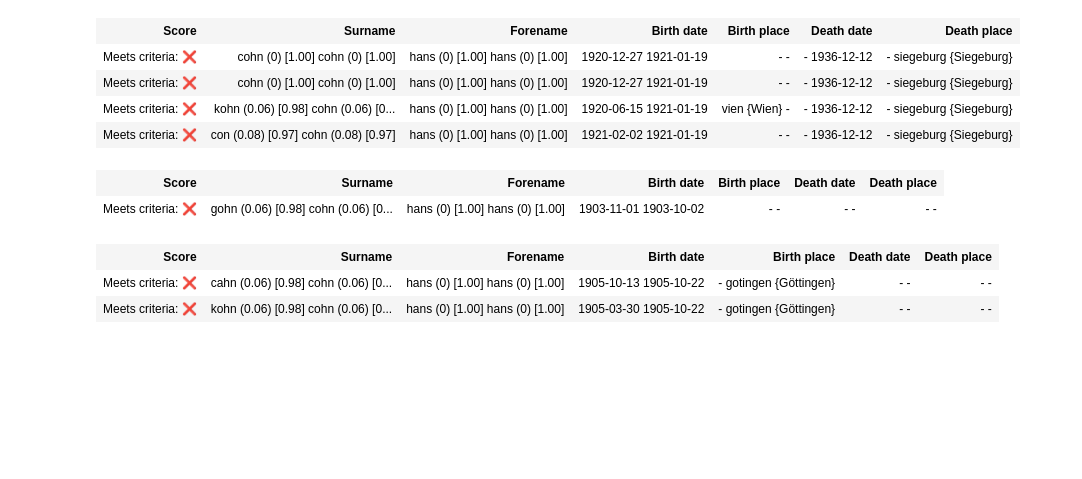
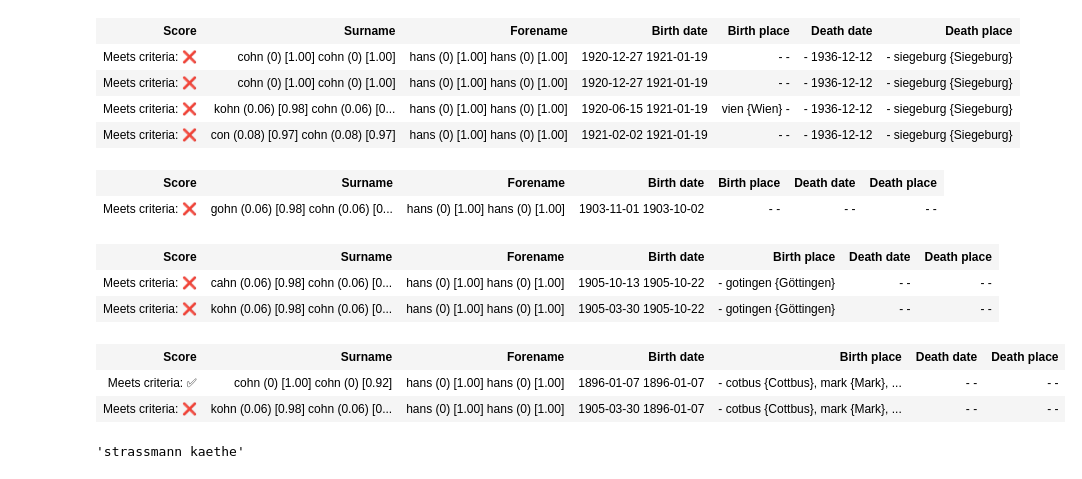
Before and after one commit to TracingThePast/automatic_matching, a Jupyter notebook: Automatic Matching Examples.ipynb, the cells around one changed output. Saved outputs shown, nothing was run; the diff lists cells and outputs as text; code cells hidden in the pictures; blank space fills up the shorter version.

```diff
--- a/Automatic Matching Examples.ipynb
+++ b/Automatic Matching Examples.ipynb
@@ -304,3 +304,48 @@ display(HTML(output_html))
 | Score | Surname | Forename | Birth date | Birth place | Death date | Death place |
 | Meets criteria: ❌ | cahn (0.06) [0.98] cohn (0.06) [0... | hans (0) [1.00] hans (0) [1.00] | 1905-10-13 1905-10-22 | - gotingen {Göttingen} | - - | - - |
 | Meets criteria: ❌ | kohn (0.06) [0.98] cohn (0.06) [0... | hans (0) [1.00] hans (0) [1.00] | 1905-03-30 1905-10-22 | - gotingen {Göttingen} | - - | - - |
+# %%
+
+
+local_test_data = {
+    'forenames': ['Hans'],
+    'surnames': ['Cohnova'],
+    'birth_date': ['1896-01-07'],
+    'birth_place': ['Cottbus', 'Mark', 'Brandenburg']
+}
+
+external_test_data_sets = [
+    {
+        'forenames': ['Hans'],
+        'surnames': ['Cohn'],
+        'birth_date': ['1896-01-07'],
+    },
+    {
+        'forenames': ['Hans'],
+        'surnames': ['Kohn'],
+        'birth_date': ['1905-03-30'],
+    },
+]
+
+results = []
+for external_test_data in external_test_data_sets:
+    results.append(get_matching_score(local_test_data, external_test_data))
+
+results = sorted(results, key=lambda d: (d['absolute_score'], d['relative_score']))
+results.reverse()
+
+
+output_html = get_results_as_html(results)
+
+display(HTML(output_html))
+# %% [output]
+| Score | Surname | Forename | Birth date | Birth place | Death date | Death place |
+| Meets criteria: ✅︎ | cohn (0) [1.00] cohn (0) [0.92] | hans (0) [1.00] hans (0) [1.00] | 1896-01-07 1896-01-07 | - cotbus {Cottbus}, mark {Mark}, ... | - - | - - |
+| Meets criteria: ❌ | kohn (0.06) [0.98] cohn (0.06) [0... | hans (0) [1.00] hans (0) [1.00] | 1905-03-30 1896-01-07 | - cotbus {Cottbus}, mark {Mark}, ... | - - | - - |
+# %%
+import icu
+latin_transliterator = icu.Transliterator.createInstance('Any-Latin; Latin-ASCII; Lower();')
+
+latin_transliterator.transliterate("Straßmann Käthe".lower().replace("ä", "ae").replace("ü", "ue").replace("ö", "oe"))
+# %% [output]
+'strassmann kaethe'
```
Also changed, not shown: parts of 2 cells of this notebook, 2 other files.
